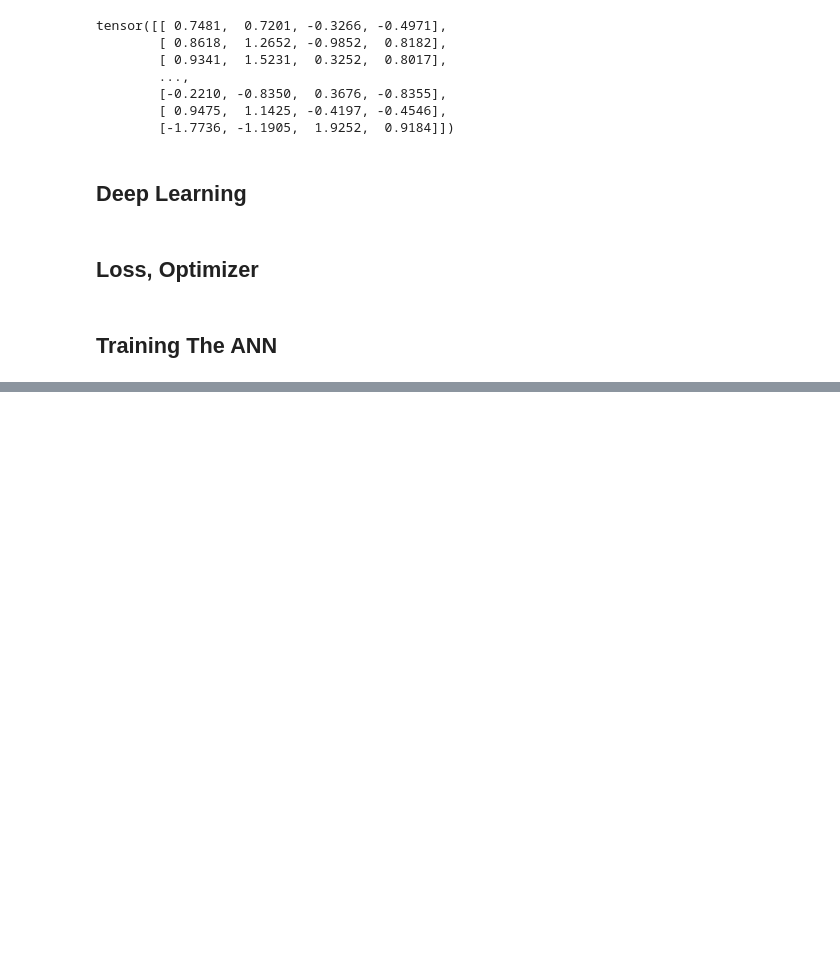
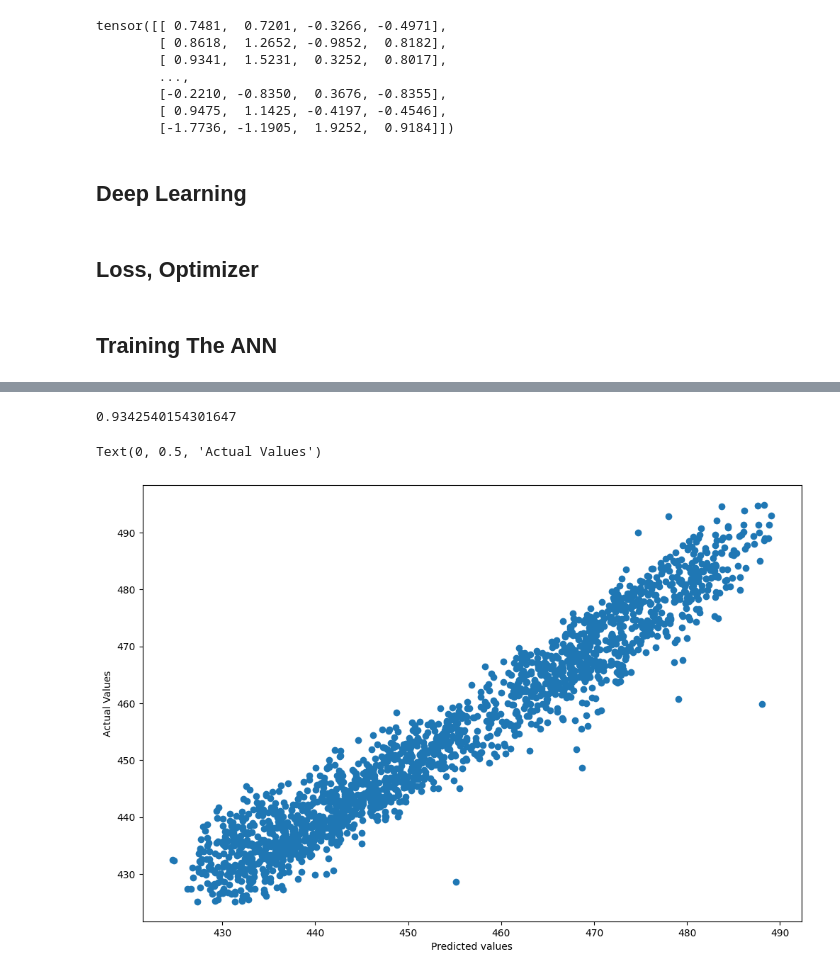
Before and after one commit to Md-Meadul-Islam/ai-ml, a Jupyter notebook: Deep_Learning/ANN/ANN_Regression.ipynb, the cells around one changed output, grey strips where cells are left out. Saved outputs shown, nothing was run; the diff lists cells and outputs as text; code cells hidden in the pictures; blank space fills up the shorter version.

```diff
--- a/Deep_Learning/ANN/ANN_Regression.ipynb
+++ b/Deep_Learning/ANN/ANN_Regression.ipynb
@@ -203,0 +212,2 @@ plt.legend()
+# %%
+model.load_state_dict(torch.load("best_model.pt"))
@@ -203,0 +218,10 @@ plt.legend()
+# %%
+model.eval()
+
+with torch.no_grad():
+    train_preds = model(X_train_tensor)
+    test_preds = model(X_test_tensor)
+    train_mse_loss = crietrion(train_preds, y_train_tensor)
+    test_mse_loss = crietrion(test_preds, y_test_tensor)
+print("Training Mean Squared Error Loss: ", train_mse_loss.item())
+print("Testing Mean Squared Error Loss: ", test_mse_loss.item())
@@ -203,0 +231,19 @@ plt.legend()
+# %%
+from sklearn.metrics import r2_score
+
+r2_score(y_test, test_preds)
+# %% [output]
+0.9342540154301647
+# %%
+predicted_df = pd.DataFrame(test_preds.numpy(), columns=["Predicted Values"])
+actual_df = pd.DataFrame(y_test.values, columns=["Actual Values"])
+
+new_df = pd.concat([predicted_df, actual_df], axis=1)
+# %%
+plt.figure(figsize=(12,8))
+plt.scatter(new_df["Predicted Values"], new_df["Actual Values"])
+plt.xlabel("Predicted values")
+plt.ylabel("Actual Values")
+# %% [output]
+Text(0, 0.5, 'Actual Values')
+[figure, added]
```
Also changed, not shown: parts of 6 cells of this notebook, 8 other files.
